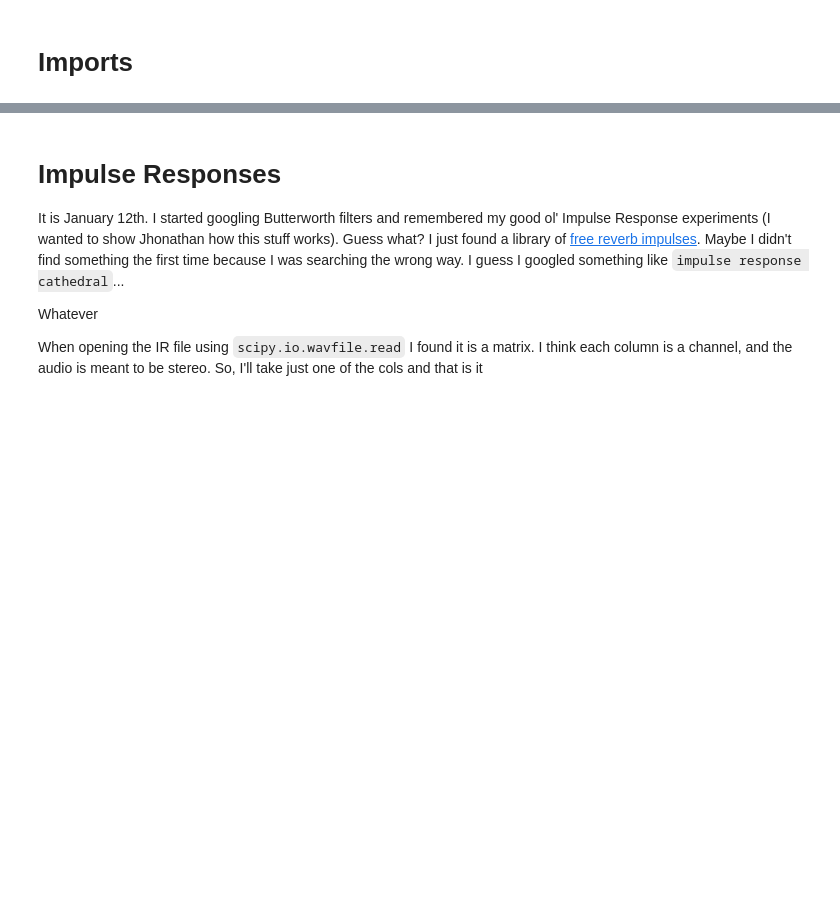
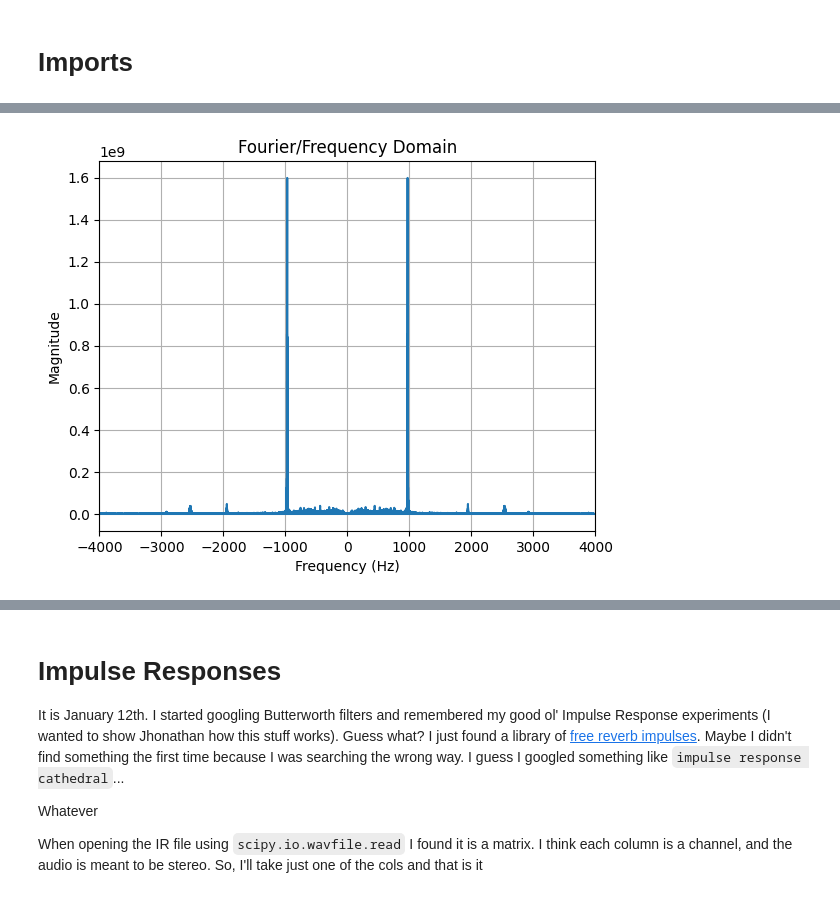
Before and after one commit to mtxslv/audio-processing-with-python, a Jupyter notebook: notebooks/audio_experiments.ipynb, the cells around one changed output, grey strips where cells are left out. Cells and saved outputs as stored; diff of their text form; code cells hidden in the pictures; blank space fills up the shorter version.

```diff
--- a/notebooks/audio_experiments.ipynb
+++ b/notebooks/audio_experiments.ipynb
@@ -23,0 +120,23 @@ I decided to try capturing the spectrum (FFT) from the audio.
+# %%
+def plot_audio_in_frequency(xf: np.ndarray,
+                            yf: np.ndarray,
+                            margins: tuple = [-4e3,4e3]):
+    """
+    Plot  the FFT of the audio.
+
+    Parameters
+    ----------
+    xf : np.ndarray
+        The frequency axis.
+    yf : np.ndarray
+        The magnitude of the frequency.
+    margin : float
+        The margin to be used in the plot. It is applied in both sides (positive and negative). Defaults to 4e3.
+    """
+    plt.xlim((margins[0],margins[1]))
+    plt.grid(True)
+    plt.title(f'Fourier/Frequency Domain')
+    plt.xlabel(f'Frequency (Hz)')
+    plt.ylabel(f'Magnitude')
+    plt.plot(xf, np.abs(yf))
+    plt.show()
@@ -45,0 +160,6 @@ plt.plot(data)
+# %%
+normalized_audio = normalize_samples(data)
+yf, xf = get_fft_transform(normalized_audio, sample_rate, duration)
+plot_audio_in_frequency(xf, yf)
+# %% [output]
+[figure, added]
```
Also changed, not shown: parts of 33 cells of this notebook.
